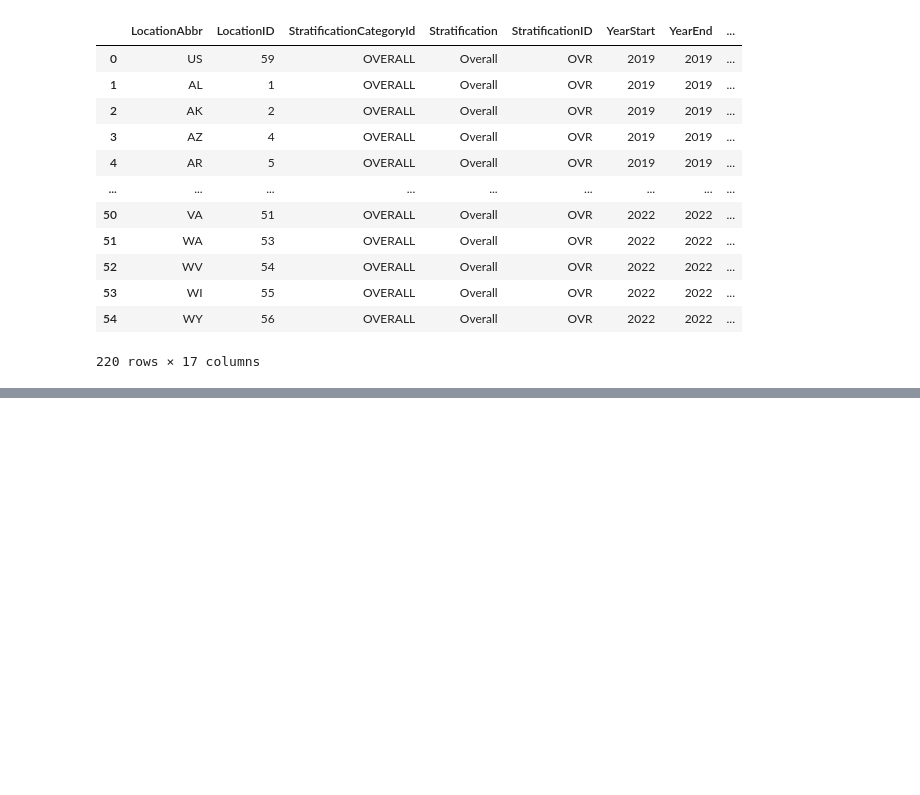
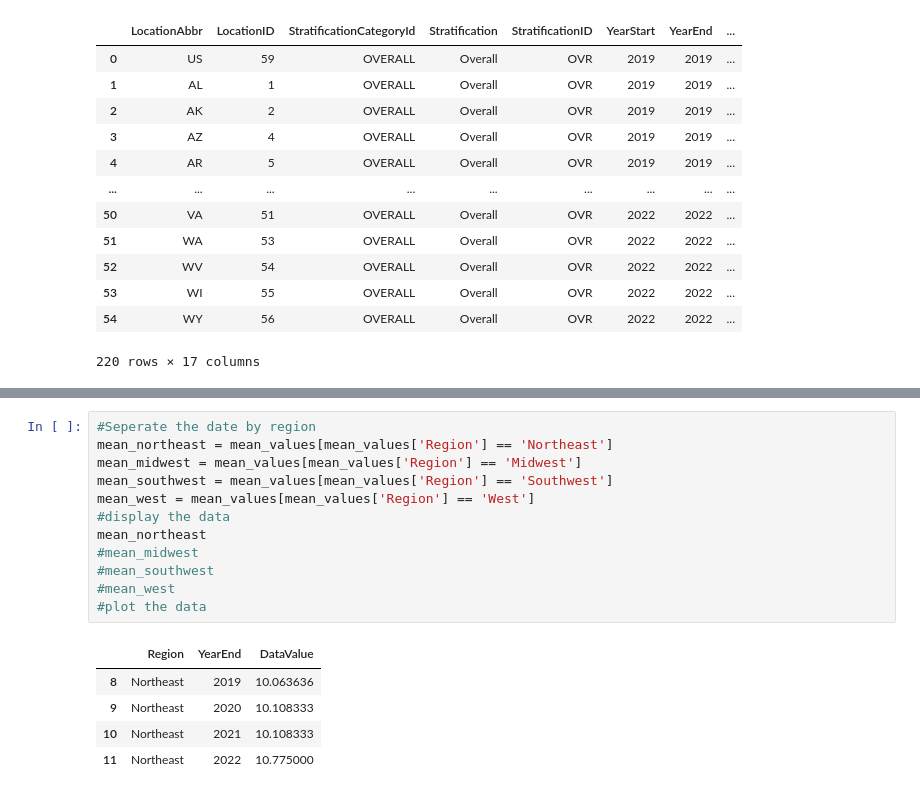
Before and after one commit to jjmccarty/project1_diabetes_outcomes, a Jupyter notebook: data.ipynb, the cells around one changed output, grey strips where cells are left out. Drawn from its saved outputs; the diff is of its cells as text; blank space fills up the shorter version.

```diff
--- a/data.ipynb
+++ b/data.ipynb
@@ -53,0 +77,18 @@ Index(['LocationAbbr', 'LocationDesc', 'LocationID', 'TopicID', 'DataSource',
+# %%
+#Seperate the date by region
+mean_northeast = mean_values[mean_values['Region'] == 'Northeast']
+mean_midwest = mean_values[mean_values['Region'] == 'Midwest']
+mean_southwest = mean_values[mean_values['Region'] == 'Southwest']
+mean_west = mean_values[mean_values['Region'] == 'West']
+#display the data
+mean_northeast
+#mean_midwest
+#mean_southwest
+#mean_west
+#plot the data
+# %% [output]
+|  | Region | YearEnd | DataValue |
+| 8 | Northeast | 2019 | 10.063636 |
+| 9 | Northeast | 2020 | 10.108333 |
+| 10 | Northeast | 2021 | 10.108333 |
+| 11 | Northeast | 2022 | 10.775000 |
```
Also changed, not shown: parts of 7 cells of this notebook.
